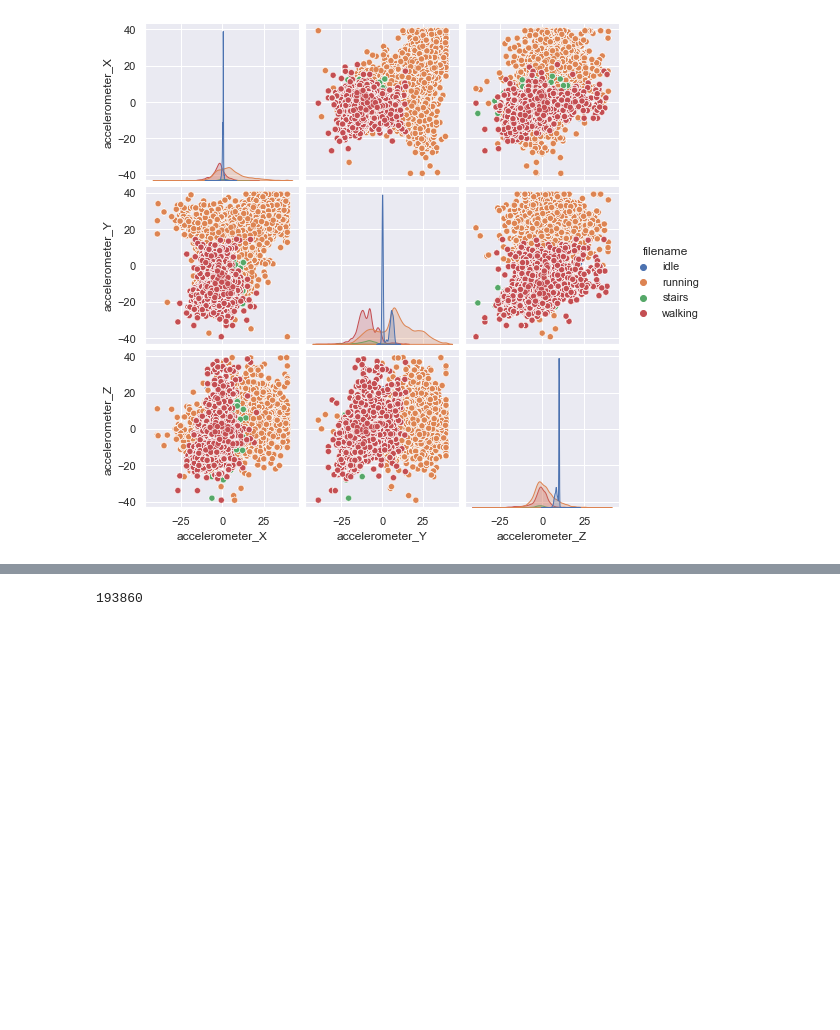
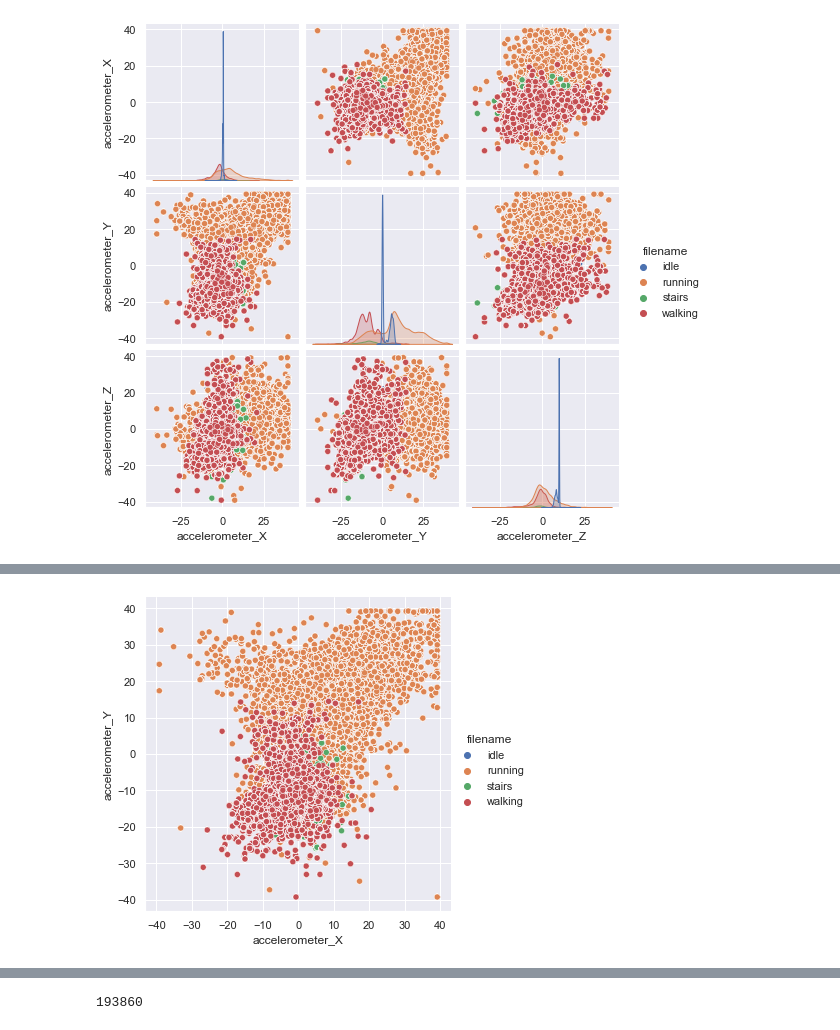
Before and after one commit to GendolfJunior/Python_programming_for_data_scientists, a Jupyter notebook: Final project/project_f.ipynb, the cells around one changed output, grey strips where cells are left out. Saved outputs shown, nothing was run; the diff lists cells and outputs as text; code cells hidden in the pictures; blank space fills up the shorter version.

```diff
--- a/Final project/project_f.ipynb
+++ b/Final project/project_f.ipynb
@@ -56,0 +64,5 @@ sns.pairplot(df, hue='filename')
+# %%
+# plot accelerometer_X and accelerometer_Y with filename as the third dimension
+sns.relplot(x="accelerometer_X", y="accelerometer_Y", hue="filename", data=df);
+# %% [output]
+[figure, added]
```
Also changed, not shown: parts of 7 cells of this notebook, 6 other files.
